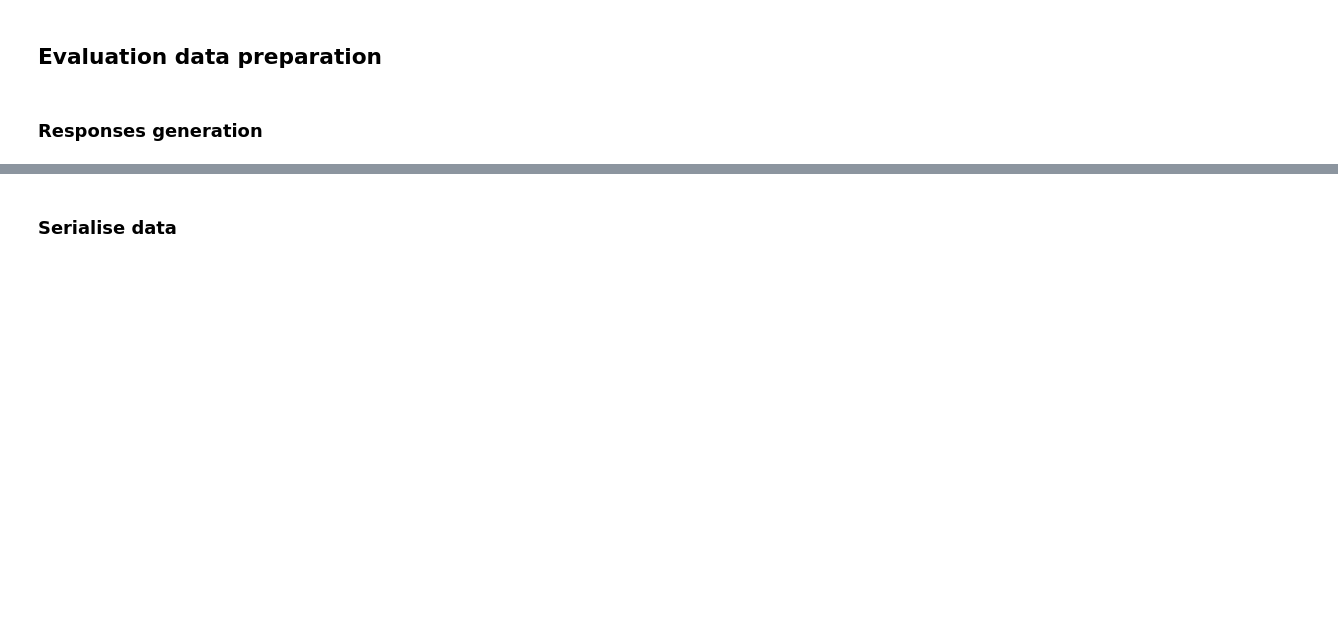
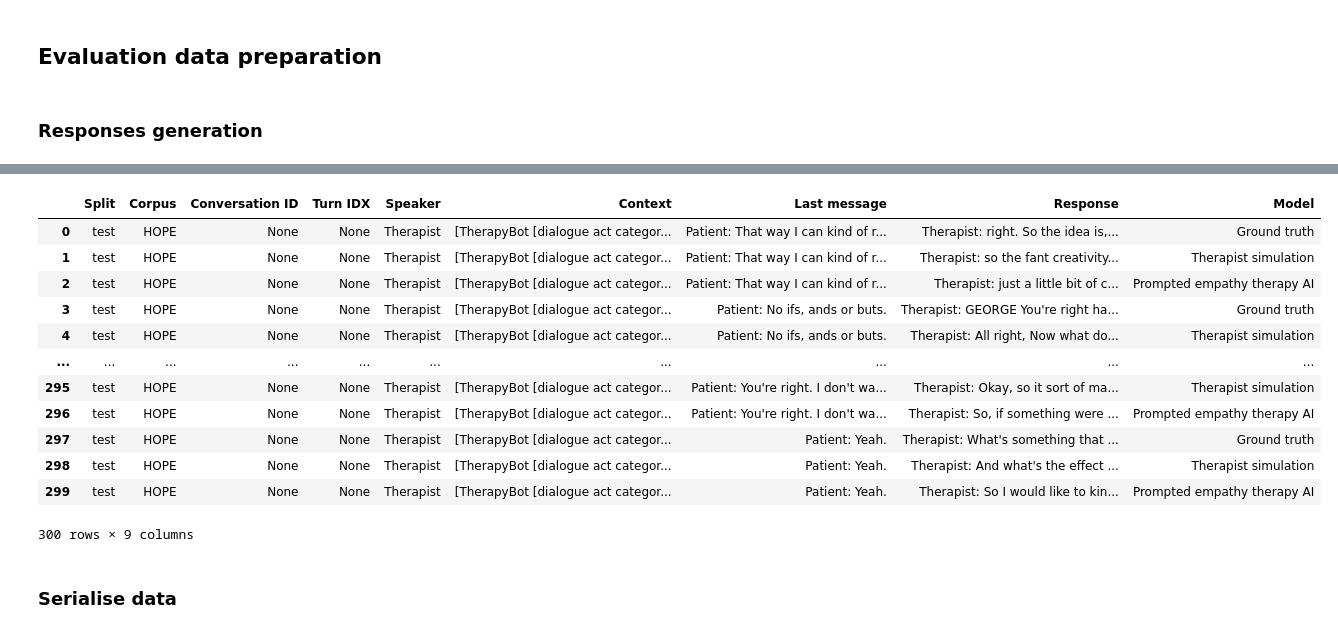
Before and after one commit to vincenzo-scotti/programmable_chatbot, a Jupyter notebook: notebooks/empathy_assessment.ipynb, the cells around one changed output, grey strips where cells are left out. Cells and saved outputs as stored; diff of their text form; code cells hidden in the pictures; blank space fills up the shorter version.

Commit message:
Update empathy evalaution notebook

```diff
--- a/notebooks/empathy_assessment.ipynb
+++ b/notebooks/empathy_assessment.ipynb
@@ -30,7 +30,7 @@ MODEL_PATH = '../experiments/PROGCHAT/gpt2_large_2023_01_06_12_19_33/model/best_
 OUT_DF_COLUMNS = ['Split', 'Corpus', 'Conversation ID', 'Turn IDX', 'Speaker', 'Context', 'Last message', 'Response', 'Model']
 # %%
 GENERATE_KWARGS = {
-    'top_p': 1.0, 'top_k': 0, 'temperature': 0.95, 'do_sample': True, 'max_new_tokens': 256
+    'top_p': 1.0, 'top_k': 0, 'temperature': 0.95, 'do_sample': True, 'max_new_tokens': 128
 }
 # %%
 N_SAMPLES = 100
@@ -55,7 +57,7 @@ torch.manual_seed(RANDOM_SEED)
 ### Load data
 # %%
 hope = HOPE(
-    'resources/data/raw/HOPE_WSDM_2022',
+    '../resources/data/raw/HOPE_WSDM_2022',
     'test',
     chatbot.tokenizer,
     augmentation=True,
@@ -99,10 +101,10 @@ global_label = 'Persona description of the speakers: \n' \
 # %%
 out_data = []
 # %%
-# Iterate over dialogues
+# Iterate overlm_headialogues
 for sample in eval_data:
     # Prepare dialogue history
-    message = f'Patient:{sample["utterances"][-2][0]}' if len(sample['utterances']) > 1 else ''
+    message = f'Patient: {sample["utterances"][-2][1].strip()}' if len(sample['utterances']) > 1 else ''
     # Prepare context
     context = [prompt + text for prompt, text in sample['utterances'][:-1]]
     # Prepare original response
@@ -115,7 +117,12 @@ for sample in eval_data:
         task_description=sample['task_description'],
         **GENERATE_KWARGS
     )
-    response_baseline = f'Therapist:{response_baseline}'
+    response_baseline = f'Therapist: {response_baseline}'
+    # Prepare context
+    context = [prompt.replace('Therapist', 'TherapyBot') + text for prompt, text in sample['utterances'][:-1]]
+    # Prepare original response
+    prompt, text = sample['utterances'][-1]
+    prompt = prompt.replace('Therapist', 'TherapyBot')
     # Generate response with fine-tuned model
     response = chatbot.generate(
         context,
@@ -124,8 +131,8 @@ for sample in eval_data:
         global_labels=global_label,
         **GENERATE_KWARGS
     )
-    response = f'Therapist:{response}'
+    response = f'Therapist: {response}'
     # Add original and generated responses to output data
     out_data.append(('test', 'HOPE', None, None, 'Therapist', context, message, original_response, 'Ground truth'))
-    out_data.append(('test', 'HOPE', None, None, 'Therapist', context, message, response_baseline, 'DLDLM'))
-    out_data.append(('test', 'HOPE', None, None, 'Therapist', context, message, response, 'Therapy-DLDLM'))
+    out_data.append(('test', 'HOPE', None, None, 'Therapist', context, message, response_baseline, 'Therapist simulation'))
+    out_data.append(('test', 'HOPE', None, None, 'Therapist', context, message, response, 'Prompted empathy therapy AI'))
@@ -132,5 +157,20 @@ for sample in eval_data:
 # %%
 out_df = pd.DataFrame(out_data, columns=OUT_DF_COLUMNS)
+out_df
+# %% [output]
+|  | Split | Corpus | Conversation ID | Turn IDX | Speaker | Context | Last message | Response | Model |
+| 0 | test | HOPE | None | None | Therapist | [TherapyBot [dialogue act categor... | Patient: That way I can kind of r... | Therapist: right. So the idea is,... | Ground truth |
+| 1 | test | HOPE | None | None | Therapist | [TherapyBot [dialogue act categor... | Patient: That way I can kind of r... | Therapist: so the fant creativity... | Therapist simulation |
+| 2 | test | HOPE | None | None | Therapist | [TherapyBot [dialogue act categor... | Patient: That way I can kind of r... | Therapist: just a little bit of c... | Prompted empathy therapy AI |
+| 3 | test | HOPE | None | None | Therapist | [TherapyBot [dialogue act categor... | Patient: No ifs, ands or buts. | Therapist: GEORGE You're right ha... | Ground truth |
+| 4 | test | HOPE | None | None | Therapist | [TherapyBot [dialogue act categor... | Patient: No ifs, ands or buts. | Therapist: All right, Now what do... | Therapist simulation |
+| ... | ... | ... | ... | ... | ... | ... | ... | ... | ... |
+| 295 | test | HOPE | None | None | Therapist | [TherapyBot [dialogue act categor... | Patient: You're right. I don't wa... | Therapist: Okay, so it sort of ma... | Therapist simulation |
+| 296 | test | HOPE | None | None | Therapist | [TherapyBot [dialogue act categor... | Patient: You're right. I don't wa... | Therapist: So, if something were ... | Prompted empathy therapy AI |
+| 297 | test | HOPE | None | None | Therapist | [TherapyBot [dialogue act categor... | Patient: Yeah. | Therapist: What's something that ... | Ground truth |
+| 298 | test | HOPE | None | None | Therapist | [TherapyBot [dialogue act categor... | Patient: Yeah. | Therapist: And what's the effect ... | Therapist simulation |
+| 299 | test | HOPE | None | None | Therapist | [TherapyBot [dialogue act categor... | Patient: Yeah. | Therapist: So I would like to kin... | Prompted empathy therapy AI |
+300 rows × 9 columns
 # %% [markdown]
 ### Serialise data
 # %%
```
Also changed, not shown: parts of 4 cells of this notebook, 1 other file.
